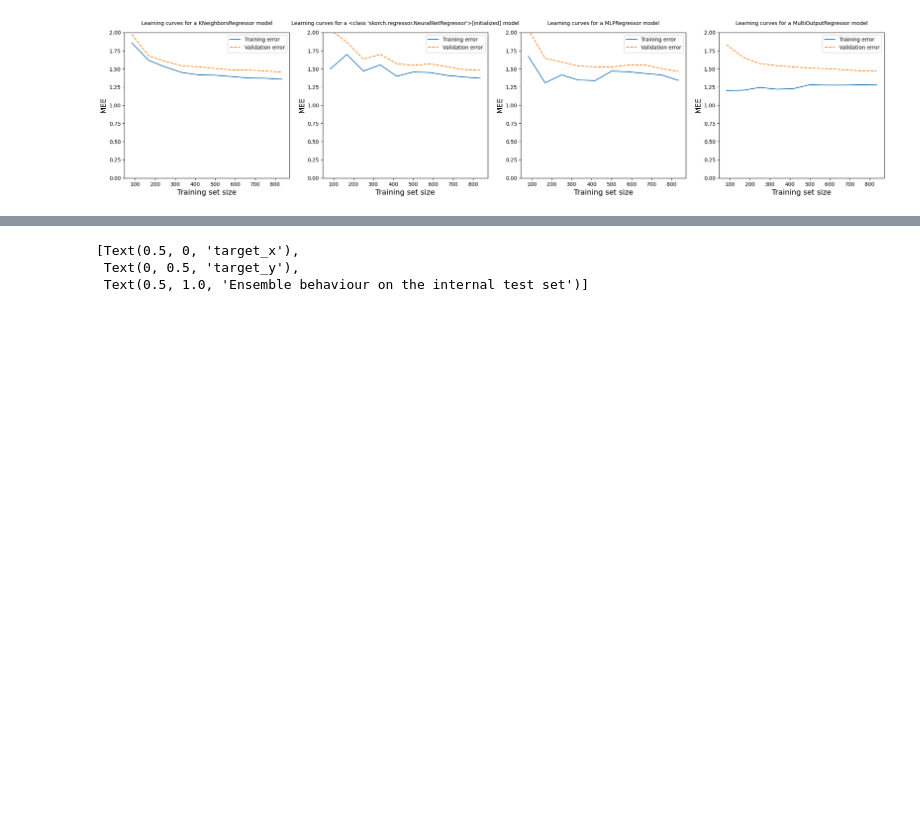
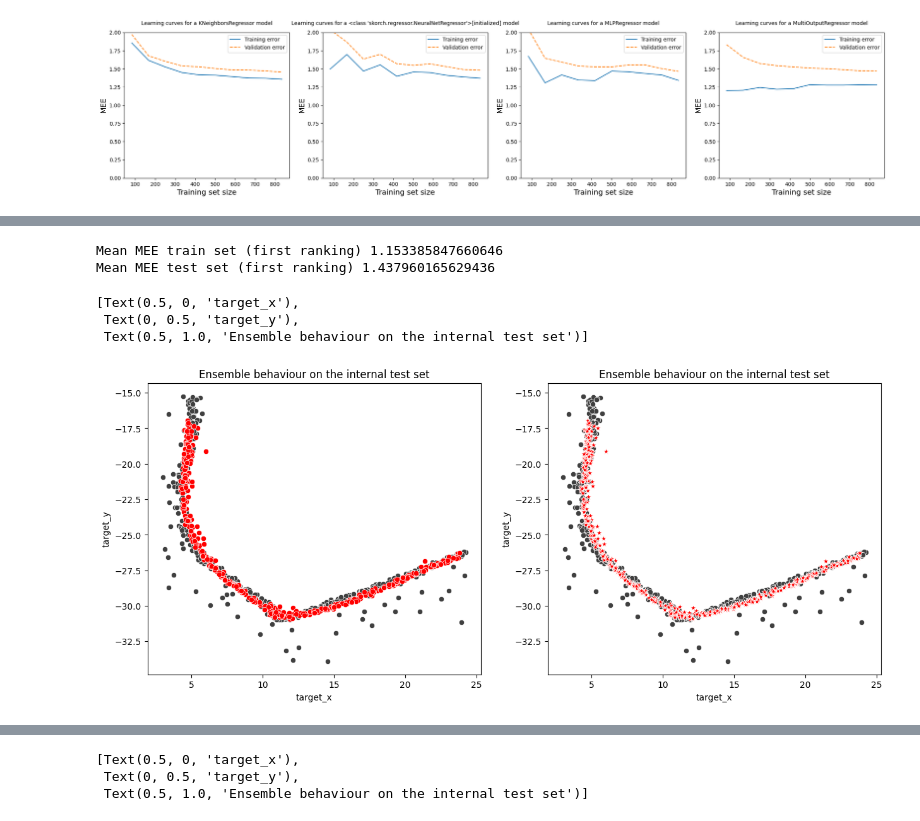
Before and after one commit to VeronicaPistolesi/MachineLearning, a Jupyter notebook: cup_model_assessment_final.ipynb, the cells around one changed output, grey strips where cells are left out. Cells and saved outputs as stored; diff of their text form; code cells hidden in the pictures; blank space fills up the shorter version.

```diff
--- a/cup_model_assessment_final.ipynb
+++ b/cup_model_assessment_final.ipynb
@@ -283,7 +283,8 @@ for model, i in [(knr, 1), (pytorch, 2), (mlp, 3), (svr, 4)]:
 Restoring best model from epoch 86.
 [figure]
 # %%
-# Model assesment with the second ranking
+train_pred_ets = ets.predict(x_train)
+test_pred_ets = ets.predict(x_test)
 
 train_pred_keras = keras.predict(x_train)
 test_pred_keras = keras.predict(x_test)
@@ -304,0 +306,26 @@ test_pred_svr = svr.predict(x_test)
+# %%
+# Model assesment with the first ranking
+
+train_pred_all = np.mean([train_pred_ets, train_pred_keras, train_pred_knr, train_pred_pytorch, train_pred_mlp], axis=0)
+test_pred_all = np.mean([test_pred_ets, test_pred_keras, test_pred_knr, test_pred_pytorch, test_pred_mlp], axis=0)
+
+print('Mean MEE train set (first ranking)', MEEg(y_train, train_pred_all))
+print('Mean MEE test set (first ranking)', MEEg(y_test, test_pred_all))
+# %% [output]
+Mean MEE train set (first ranking) 1.153385847660646
+Mean MEE test set (first ranking) 1.437960165629436
+# %%
+fig, ax = plt.subplots(1,2,figsize=(15,6))
+
+sns.scatterplot(x=y_test[:,0],y=y_test[:,1],color='.25',ax=ax[0])
+sns.scatterplot(x=test_pred_all[:,0],y=test_pred_all[:,1],color='r',ax=ax[0])
+ax[0].set(xlabel='target_x',ylabel='target_y',title='Ensemble behaviour on the internal test set')
+
+sns.scatterplot(x=y_test[:,0],y=y_test[:,1],color='.25',ax=ax[1])
+sns.scatterplot(x=test_pred_all[:,0],y=test_pred_all[:,1],color='r',ax=ax[1], marker='*', s=50)
+ax[1].set(xlabel='target_x',ylabel='target_y',title='Ensemble behaviour on the internal test set')
+# %% [output]
+[Text(0.5, 0, 'target_x'),
+ Text(0, 0.5, 'target_y'),
+ Text(0.5, 1.0, 'Ensemble behaviour on the internal test set')]
+[figure, added]
```
Also changed, not shown: parts of 5 cells of this notebook.
